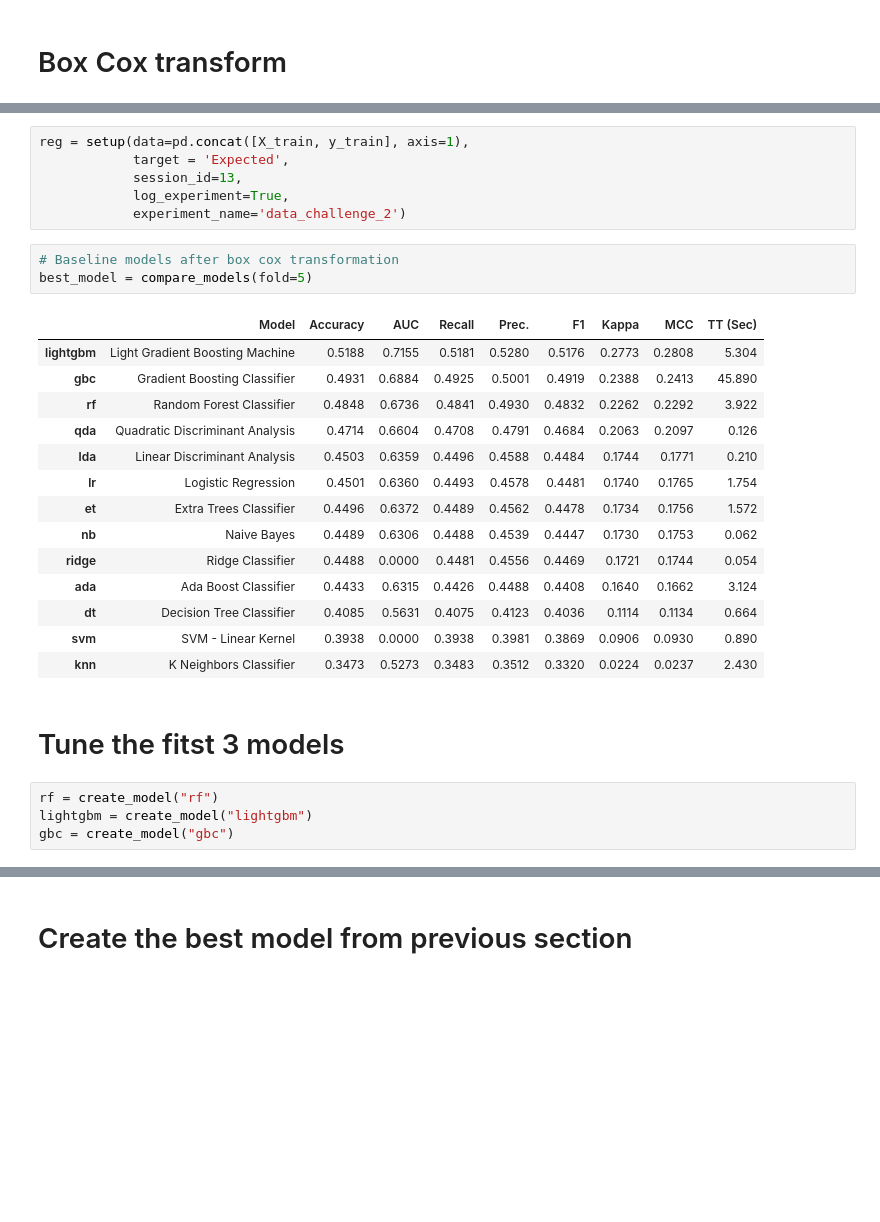
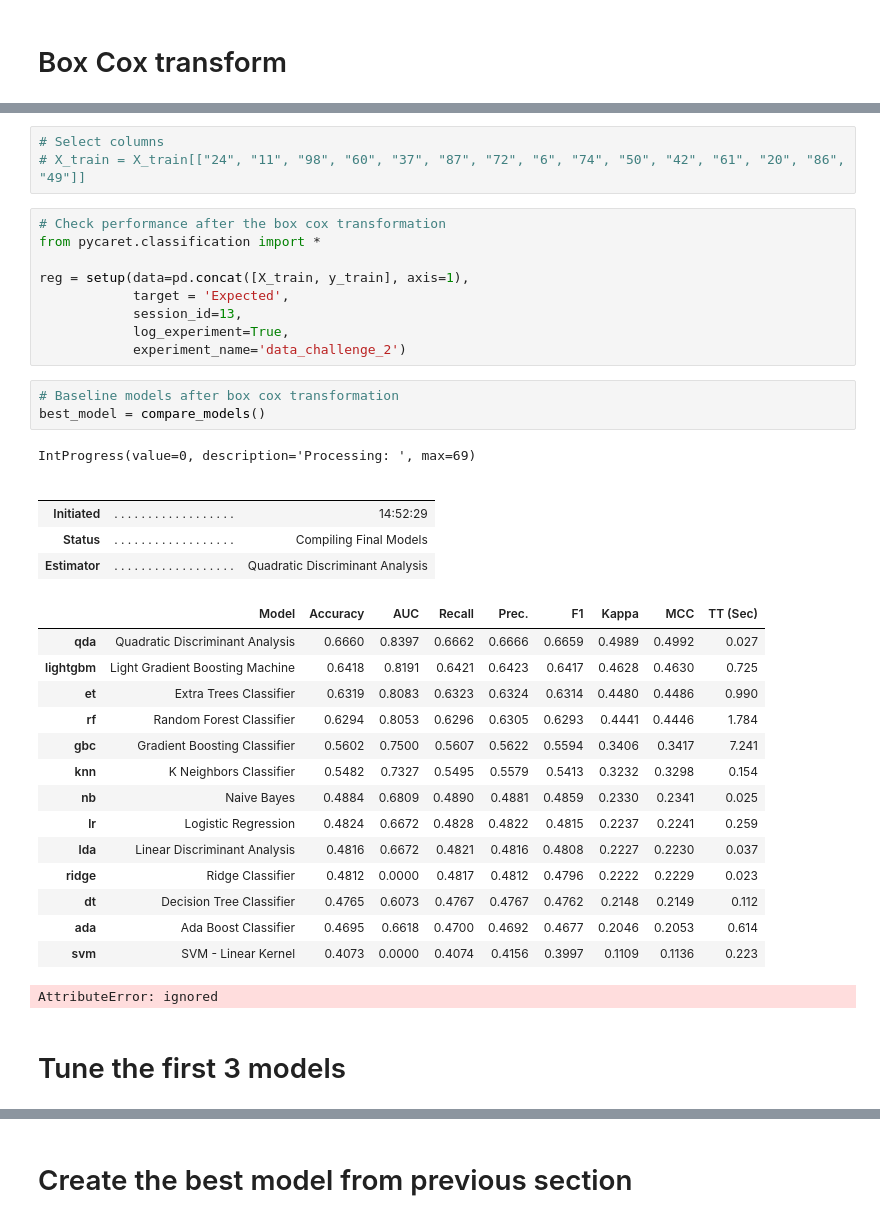
Before and after one commit to nattzza/AutoML-Data-Challenge, a Jupyter notebook: KaggleDataChallenge.ipynb, the cells around one changed output, grey strips where cells are left out. Saved outputs shown, nothing was run; the diff lists cells and outputs as text; blank space fills up the shorter version.

```diff
--- a/KaggleDataChallenge.ipynb
+++ b/KaggleDataChallenge.ipynb
@@ -300,4 +171,10 @@ X_train.head()
+# %%
+# Select columns
+# X_train = X_train[["24", "11", "98", "60", "37", "87", "72", "6", "74", "50", "42", "61", "20", "86", "49"]]
 # %%
+# Check performance after the box cox transformation
+from pycaret.classification import *
+
 reg = setup(data=pd.concat([X_train, y_train], axis=1),
             target = 'Expected',
             session_id=13,
@@ -305,25 +182,28 @@ reg = setup(data=pd.concat([X_train, y_train], axis=1),
             experiment_name='data_challenge_2')
 # %%
 # Baseline models after box cox transformation
-best_model = compare_models(fold=5)
+best_model = compare_models()
 # %% [output]
+IntProgress(value=0, description='Processing: ', max=69)
-|  | Model | Accuracy | AUC | Recall | Prec. | F1 | Kappa | MCC | TT (Sec) |
-| lightgbm | Light Gradient Boosting Machine | 0.5188 | 0.7155 | 0.5181 | 0.5280 | 0.5176 | 0.2773 | 0.2808 | 5.304 |
-| gbc | Gradient Boosting Classifier | 0.4931 | 0.6884 | 0.4925 | 0.5001 | 0.4919 | 0.2388 | 0.2413 | 45.890 |
-| rf | Random Forest Classifier | 0.4848 | 0.6736 | 0.4841 | 0.4930 | 0.4832 | 0.2262 | 0.2292 | 3.922 |
-| qda | Quadratic Discriminant Analysis | 0.4714 | 0.6604 | 0.4708 | 0.4791 | 0.4684 | 0.2063 | 0.2097 | 0.126 |
-| lda | Linear Discriminant Analysis | 0.4503 | 0.6359 | 0.4496 | 0.4588 | 0.4484 | 0.1744 | 0.1771 | 0.210 |
-| lr | Logistic Regression | 0.4501 | 0.6360 | 0.4493 | 0.4578 | 0.4481 | 0.1740 | 0.1765 | 1.754 |
-| et | Extra Trees Classifier | 0.4496 | 0.6372 | 0.4489 | 0.4562 | 0.4478 | 0.1734 | 0.1756 | 1.572 |
-| nb | Naive Bayes | 0.4489 | 0.6306 | 0.4488 | 0.4539 | 0.4447 | 0.1730 | 0.1753 | 0.062 |
-| ridge | Ridge Classifier | 0.4488 | 0.0000 | 0.4481 | 0.4556 | 0.4469 | 0.1721 | 0.1744 | 0.054 |
-| ada | Ada Boost Classifier | 0.4433 | 0.6315 | 0.4426 | 0.4488 | 0.4408 | 0.1640 | 0.1662 | 3.124 |
-| dt | Decision Tree Classifier | 0.4085 | 0.5631 | 0.4075 | 0.4123 | 0.4036 | 0.1114 | 0.1134 | 0.664 |
-| svm | SVM - Linear Kernel | 0.3938 | 0.0000 | 0.3938 | 0.3981 | 0.3869 | 0.0906 | 0.0930 | 0.890 |
-| knn | K Neighbors Classifier | 0.3473 | 0.5273 | 0.3483 | 0.3512 | 0.3320 | 0.0224 | 0.0237 | 2.430 |
+|  |  |  |
+|  |  |  |
+| Initiated | . . . . . . . . . . . . . . . . . . | 14:52:29 |
+| Status | . . . . . . . . . . . . . . . . . . | Compiling Final Models |
+| Estimator | . . . . . . . . . . . . . . . . . . | Quadratic Discriminant Analysis |
+|  | Model | Accuracy | AUC | Recall | Prec. | F1 | Kappa | MCC | TT (Sec) |
+| qda | Quadratic Discriminant Analysis | 0.6660 | 0.8397 | 0.6662 | 0.6666 | 0.6659 | 0.4989 | 0.4992 | 0.027 |
+| lightgbm | Light Gradient Boosting Machine | 0.6418 | 0.8191 | 0.6421 | 0.6423 | 0.6417 | 0.4628 | 0.4630 | 0.725 |
+| et | Extra Trees Classifier | 0.6319 | 0.8083 | 0.6323 | 0.6324 | 0.6314 | 0.4480 | 0.4486 | 0.990 |
+| rf | Random Forest Classifier | 0.6294 | 0.8053 | 0.6296 | 0.6305 | 0.6293 | 0.4441 | 0.4446 | 1.784 |
+| gbc | Gradient Boosting Classifier | 0.5602 | 0.7500 | 0.5607 | 0.5622 | 0.5594 | 0.3406 | 0.3417 | 7.241 |
+| knn | K Neighbors Classifier | 0.5482 | 0.7327 | 0.5495 | 0.5579 | 0.5413 | 0.3232 | 0.3298 | 0.154 |
+| nb | Naive Bayes | 0.4884 | 0.6809 | 0.4890 | 0.4881 | 0.4859 | 0.2330 | 0.2341 | 0.025 |
+| lr | Logistic Regression | 0.4824 | 0.6672 | 0.4828 | 0.4822 | 0.4815 | 0.2237 | 0.2241 | 0.259 |
+| lda | Linear Discriminant Analysis | 0.4816 | 0.6672 | 0.4821 | 0.4816 | 0.4808 | 0.2227 | 0.2230 | 0.037 |
+| ridge | Ridge Classifier | 0.4812 | 0.0000 | 0.4817 | 0.4812 | 0.4796 | 0.2222 | 0.2229 | 0.023 |
+| dt | Decision Tree Classifier | 0.4765 | 0.6073 | 0.4767 | 0.4767 | 0.4762 | 0.2148 | 0.2149 | 0.112 |
+| ada | Ada Boost Classifier | 0.4695 | 0.6618 | 0.4700 | 0.4692 | 0.4677 | 0.2046 | 0.2053 | 0.614 |
+| svm | SVM - Linear Kernel | 0.4073 | 0.0000 | 0.4074 | 0.4156 | 0.3997 | 0.1109 | 0.1136 | 0.223 |
+AttributeError: ignored
 # %% [markdown]
-# Tune the fitst 3 models
+# Tune the first 3 models
-# %%
-rf = create_model("rf")
-lightgbm = create_model("lightgbm")
-gbc = create_model("gbc")
```
Also changed, not shown: parts of 41 cells of this notebook.
